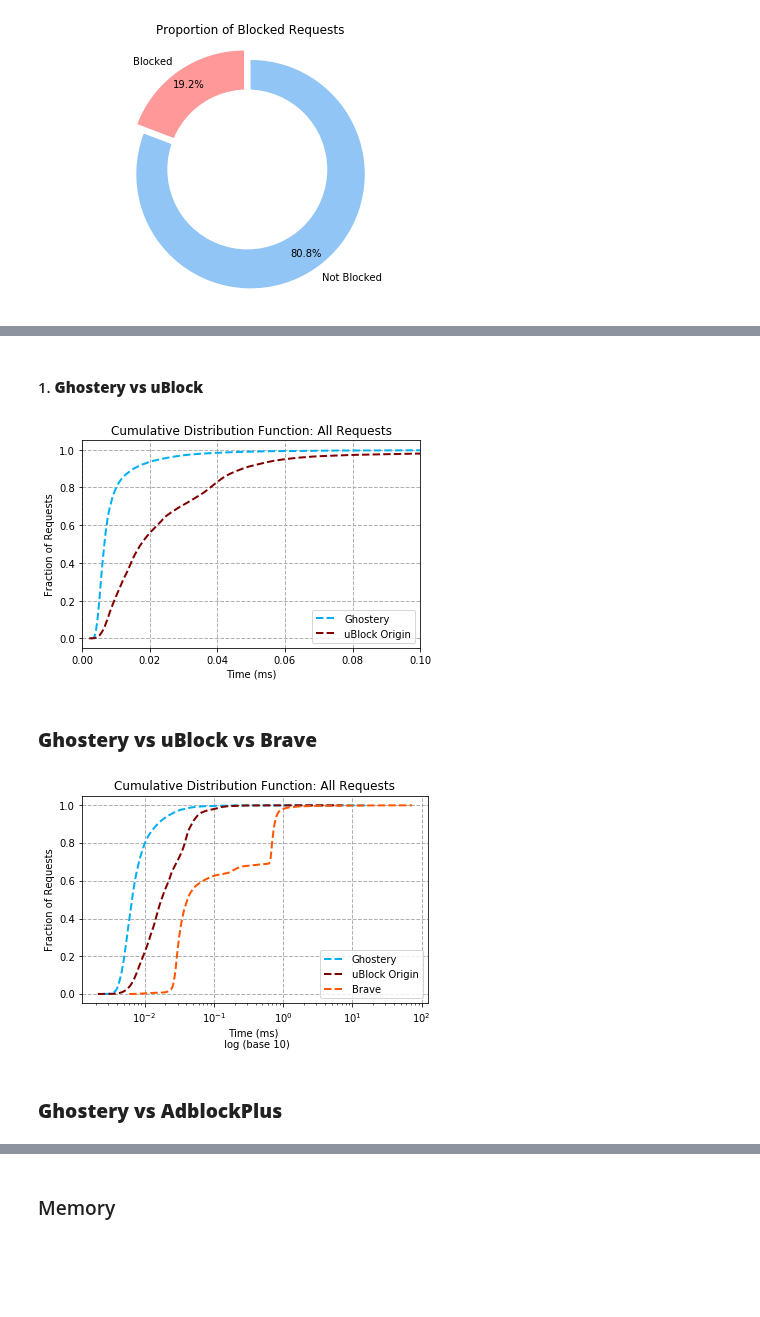
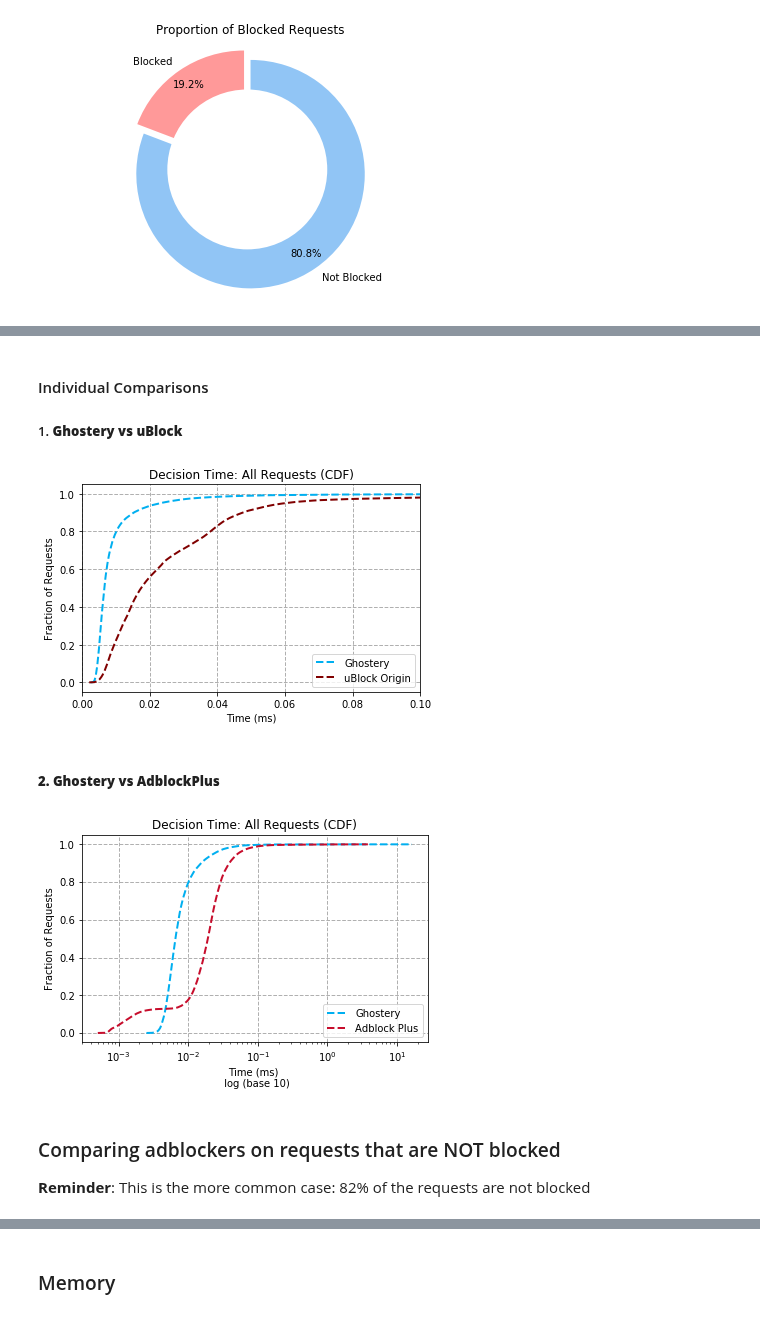
Before and after one commit to ghostery/adblocker, a Jupyter notebook: bench/comparison/comparing_adblockers.ipynb, the cells around one changed output, grey strips where cells are left out. Saved outputs shown, nothing was run; the diff lists cells and outputs as text; code cells hidden in the pictures; blank space fills up the shorter version.

```diff
--- a/bench/comparison/comparing_adblockers.ipynb
+++ b/bench/comparison/comparing_adblockers.ipynb
@@ -138,14 +43,31 @@ pie(ghostery, ublock, duck, brave, abp)
 # %% [markdown]
-#### 1. **Ghostery vs uBlock**
+#### Individual Comparisons
+##### 1. **Ghostery vs uBlock**
 # %%
-compare(ghostery, ublock, attr="all", log_x=False, log_y=False, xlim=(0, 0.10), title='Cumulative Distribution Function: All Requests')
+compare_CDF(
+    ghostery,
+    ublock,
+    attr="all",
+    log_x=False,
+    log_y=False,
+    xlim=(0, 0.10),
+    title='Decision Time: All Requests (CDF)'
+)
 # %% [output]
-[figure, old version]
+[figure, new version]
 # %% [markdown]
-### **Ghostery vs uBlock vs Brave**
+##### **2. Ghostery vs AdblockPlus**
 # %%
-compare(ghostery, ublock, brave, attr="all", log_x=True, log_y=False, title='Cumulative Distribution Function: All Requests')
+compare_CDF(
+    ghostery,
+    abp,
+    attr="all",
+    log_x=True,
+    log_y=False,
+    title='Decision Time: All Requests (CDF)'
+)
 # %% [output]
-[figure, old version]
+[figure, new version]
-# %% [markdown]
-### **Ghostery vs AdblockPlus**
+# %% [markdown]
+### Comparing adblockers on requests that are NOT blocked
+**Reminder**: This is the more common case: 82% of the requests are not blocked
```
Also changed, not shown: parts of 37 cells of this notebook, 21 other files.
